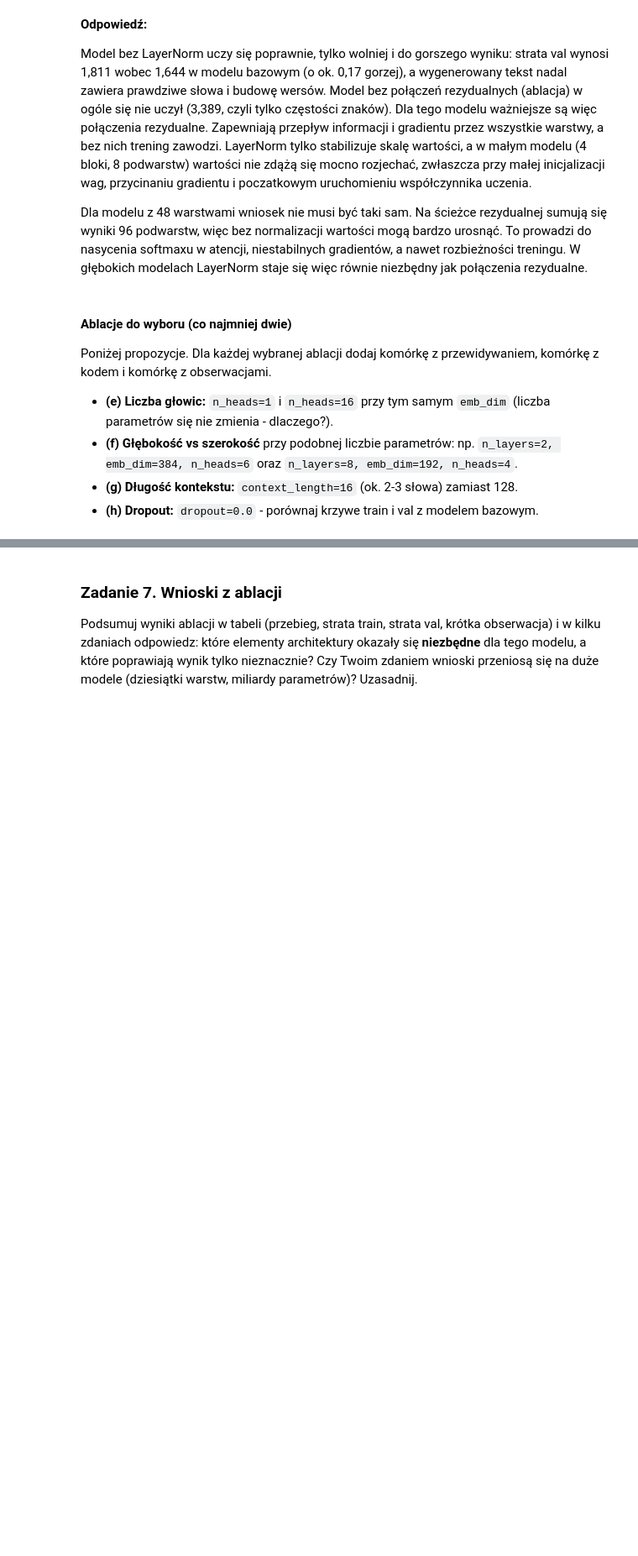
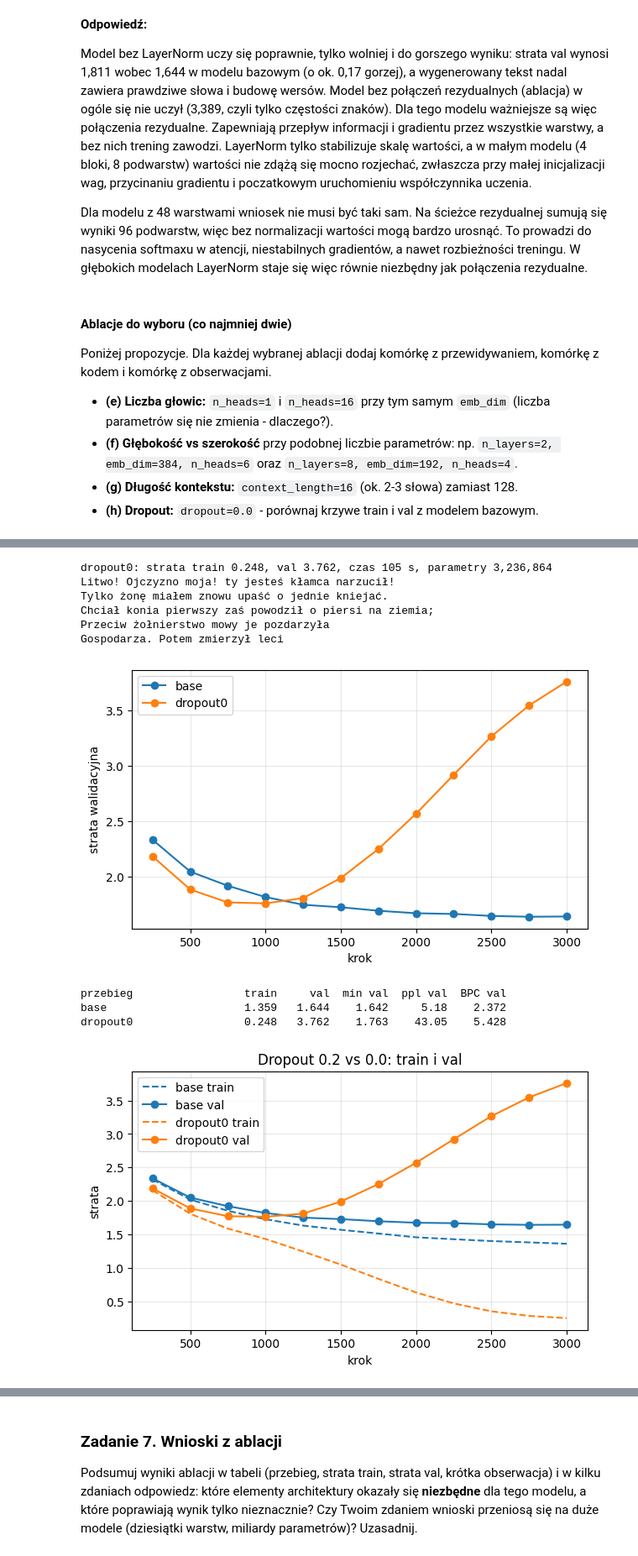
Before and after one commit to gostek198/podstawy-llm-lab-eiti-pw, a Jupyter notebook: lab02/lab02_nanoGPT_LAB.ipynb, the cells around one changed output, grey strips where cells are left out. Shown at 84% size. Drawn from its saved outputs; the diff is of its cells as text; code cells hidden in the pictures; blank space fills up the shorter version.

```diff
--- a/lab02/lab02_nanoGPT_LAB.ipynb
+++ b/lab02/lab02_nanoGPT_LAB.ipynb
@@ -1095,0 +1198,28 @@ Poniżej propozycje. Dla każdej wybranej ablacji dodaj komórkę z przewidywani
+# %%
+m_dropout0 = run("dropout0", replace(BASE, dropout=0.0))
+compare(["base", "dropout0"])
+
+# wykres train (przerywana) i val (z kropkami) dla obu modeli
+plt.figure(figsize=(7, 4))
+for name, color in [("base", "C0"), ("dropout0", "C1")]:
+    r = RESULTS[name]
+    plt.plot(r["step"], r["train_loss"], "--", color=color, label=f"{name} train")
+    plt.plot(r["step"], r["val_loss"], "o-", color=color, label=f"{name} val")
+plt.xlabel("krok")
+plt.ylabel("strata")
+plt.title("Dropout 0.2 vs 0.0: train i val")
+plt.legend()
+plt.grid(alpha=0.3)
+plt.show()
+# %% [output]
+dropout0: strata train 0.248, val 3.762, czas 105 s, parametry 3,236,864
+Litwo! Ojczyzno moja! ty jesteś kłamca narzucił!
+Tylko żonę miałem znowu upaść o jednie kniejać.
+Chciał konia pierwszy zaś powodził o piersi na ziemia;
+Przeciw żołnierstwo mowy je pozdarzyła
+Gospodarza. Potem zmierzył leci
+[figure, added]
+przebieg                 train     val  min val  ppl val  BPC val
+base                     1.359   1.644    1.642     5.18    2.372
+dropout0                 0.248   3.762    1.763    43.05    5.428
+[figure, added]
```
Also changed, not shown: parts of 17 cells of this notebook.
